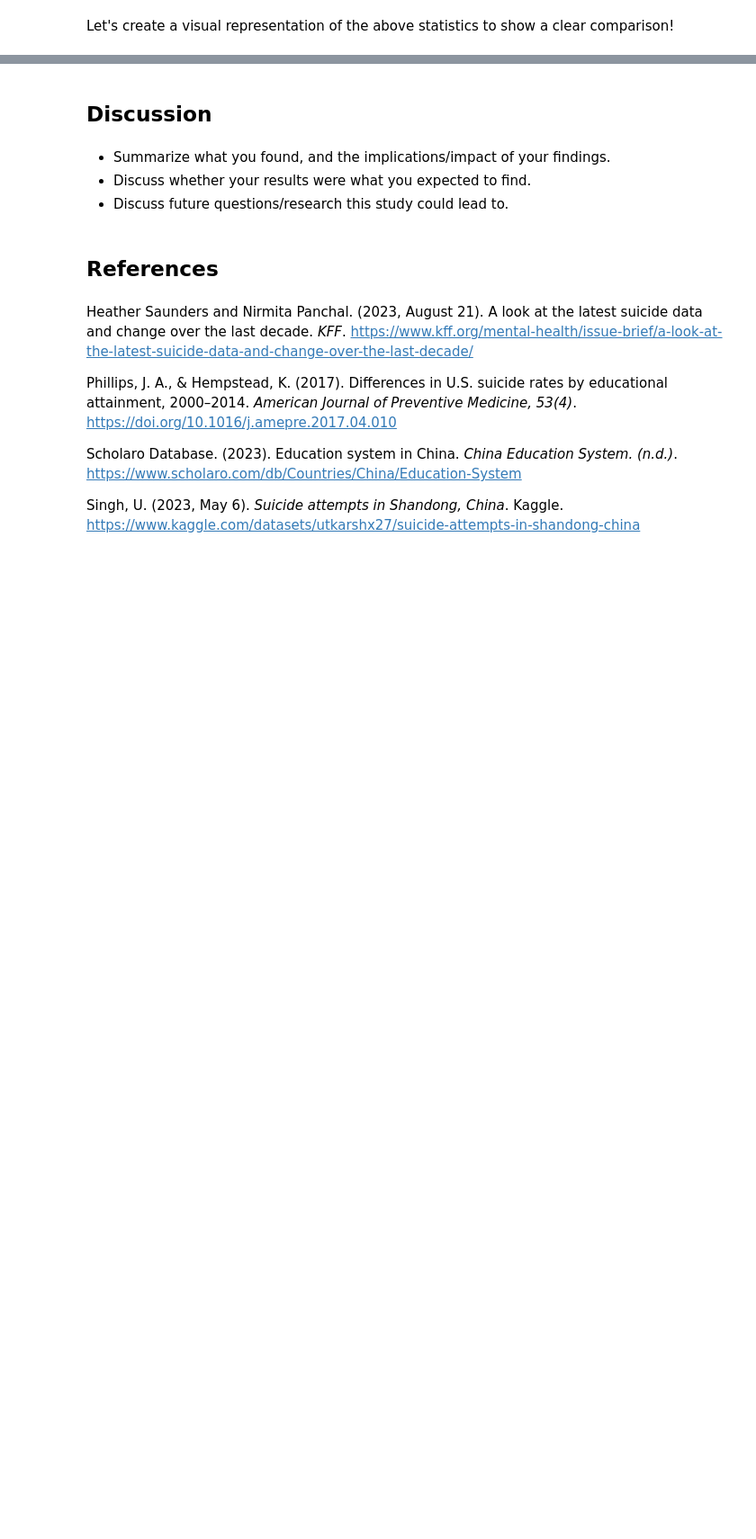
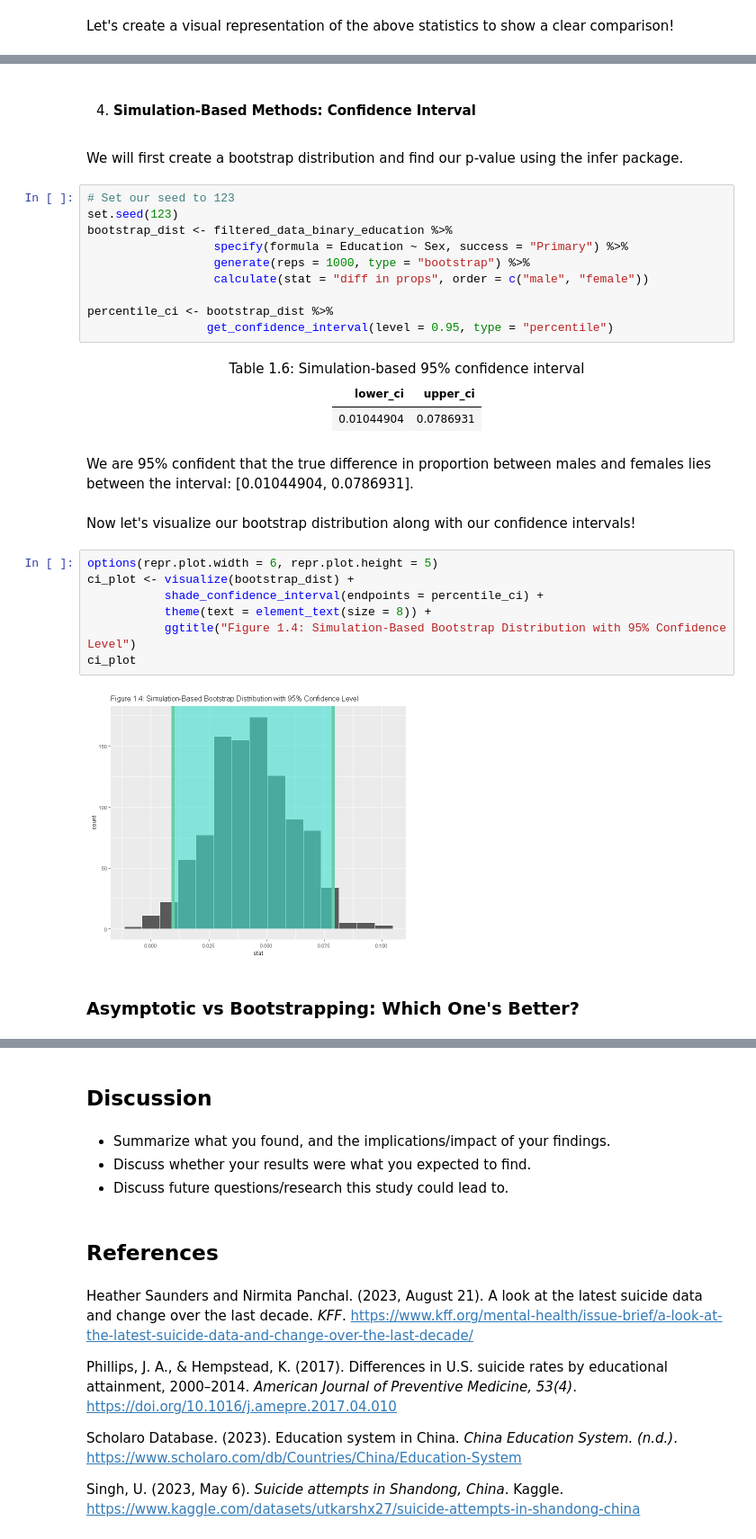
Before and after one commit to msamanthaf/stat201-inference, a Jupyter notebook: FinalReport_Group4.ipynb, the cells around one changed output, grey strips where cells are left out. Shown at 90% size. Saved outputs shown, nothing was run; the diff lists cells and outputs as text; blank space fills up the shorter version.

Commit message:
Updated methods and results

```diff
--- a/FinalReport_Group4.ipynb
+++ b/FinalReport_Group4.ipynb
@@ -189,0 +366,45 @@ From the sample that we had, it appears that men with primary education have a h
+# %% [markdown]
+4) #### Simulation-Based Methods: Confidence Interval
+# %% [markdown]
+We will first create a bootstrap distribution and find our p-value using the infer package.
+# %%
+# Set our seed to 123
+set.seed(123)
+bootstrap_dist <- filtered_data_binary_education %>%
+                  specify(formula = Education ~ Sex, success = "Primary") %>%
+                  generate(reps = 1000, type = "bootstrap") %>%
+                  calculate(stat = "diff in props", order = c("male", "female"))
+
+percentile_ci <- bootstrap_dist %>%
+                 get_confidence_interval(level = 0.95, type = "percentile")
+# %% [markdown]
+<div align="center"> Table 1.6: Simulation-based 95% confidence interval
+<table>
+ <thead>
+  <tr>
+   <th style="text-align:right;"> lower_ci </th>
+   <th style="text-align:right;"> upper_ci </th>
+  </tr>
+ </thead>
+<tbody>
+  <tr>
+   <td style="text-align:right;"> 0.01044904 </td>
+   <td style="text-align:right;"> 0.0786931 </td>
+  </tr>
+</tbody>
+</table>
+# %% [markdown]
+We are 95% confident that the true difference in proportion between males and females lies between the interval: [0.01044904, 0.0786931].
+# %% [markdown]
+Now let's visualize our bootstrap distribution along with our confidence intervals!
+# %%
+options(repr.plot.width = 6, repr.plot.height = 5)
+ci_plot <- visualize(bootstrap_dist) +
+           shade_confidence_interval(endpoints = percentile_ci) +
+		   theme(text = element_text(size = 8)) +
+		   ggtitle("Figure 1.4: Simulation-Based Bootstrap Distribution with 95% Confidence Level")
+ci_plot
+# %% [output]
+[figure, added]
+# %% [markdown]
+### Asymptotic vs Bootstrapping: Which One's Better?
```
Also changed, not shown: parts of 32 cells of this notebook.
